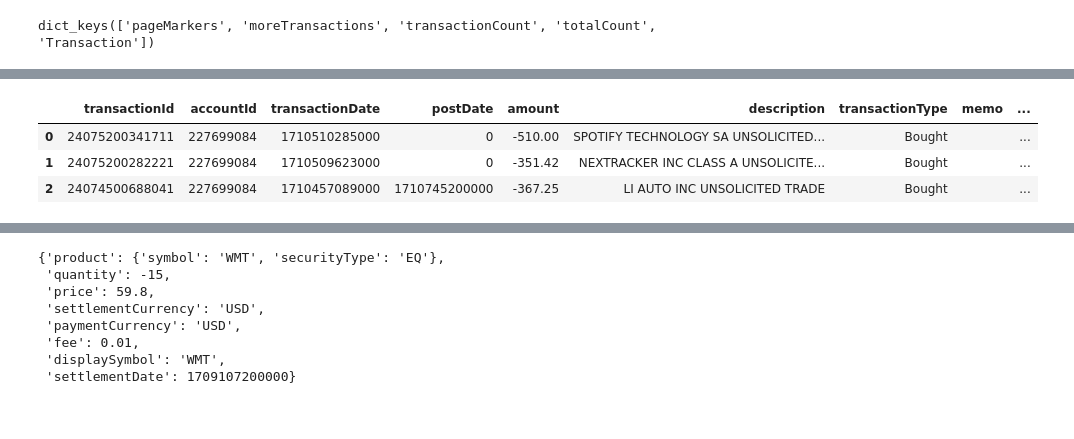
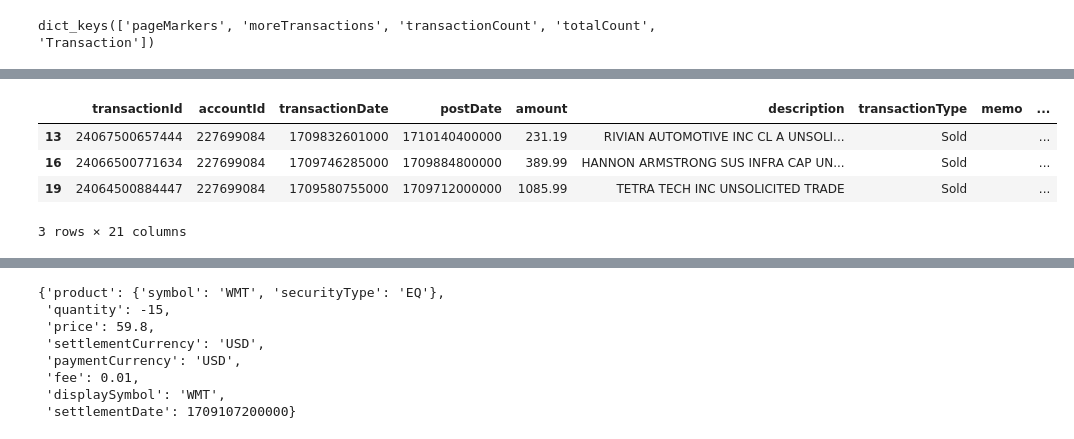
Before and after one commit to mirthbottle/trader_buddy, a Jupyter notebook: jupyter-notebooks/etrade_api.ipynb, the cells around one changed output, grey strips where cells are left out. Drawn from its saved outputs; the diff is of its cells as text; code cells hidden in the pictures.

```diff
--- a/jupyter-notebooks/etrade_api.ipynb
+++ b/jupyter-notebooks/etrade_api.ipynb
@@ -180,7 +196,7 @@ instType = "BROKERAGE"
 # %%
 transactions_url = f"https://api.etrade.com/v1/accounts/{accountIdKey}/transactions.json"
 # %%
-t_resp = session.get(transactions_url)
+t_resp = session.get(transactions_url, params={"startDate": "03112024", "endDate": "03192024"})
 # %%
 tdata = t_resp.json()
 # %%
@@ -195,7 +236,8 @@ len(transactions)
 # %%
-transactions.loc[transactions["transactionType"]=="Bought"].head(3)
+transactions.loc[transactions["transactionType"]=="Sold"].head(3)
 # %% [output]
 |  | transactionId | accountId | transactionDate | postDate | amount | description | transactionType | memo | ... |
-| 0 | 24075200341711 | 227699084 | 1710510285000 | 0 | -510.00 | SPOTIFY TECHNOLOGY SA UNSOLICITED... | Bought |  | ... |
-| 1 | 24075200282221 | 227699084 | 1710509623000 | 0 | -351.42 | NEXTRACKER INC CLASS A UNSOLICITE... | Bought |  | ... |
-| 2 | 24074500688041 | 227699084 | 1710457089000 | 1710745200000 | -367.25 | LI AUTO INC UNSOLICITED TRADE | Bought |  | ... |
+| 13 | 24067500657444 | 227699084 | 1709832601000 | 1710140400000 | 231.19 | RIVIAN AUTOMOTIVE INC CL A UNSOLI... | Sold |  | ... |
+| 16 | 24066500771634 | 227699084 | 1709746285000 | 1709884800000 | 389.99 | HANNON ARMSTRONG SUS INFRA CAP UN... | Sold |  | ... |
+| 19 | 24064500884447 | 227699084 | 1709580755000 | 1709712000000 | 1085.99 | TETRA TECH INC UNSOLICITED TRADE | Sold |  | ... |
+3 rows × 21 columns
```
Also changed, not shown: parts of 14 cells of this notebook, 2 other files.
